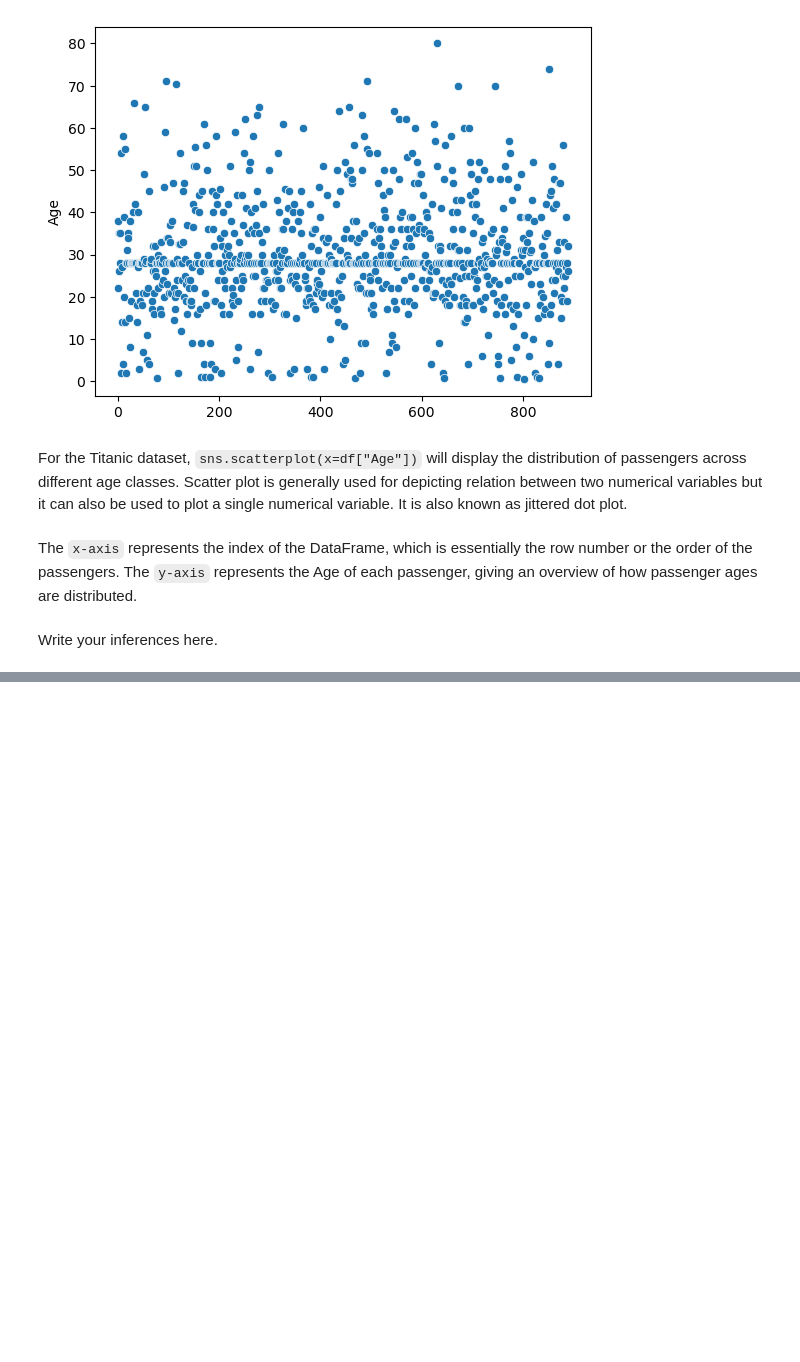
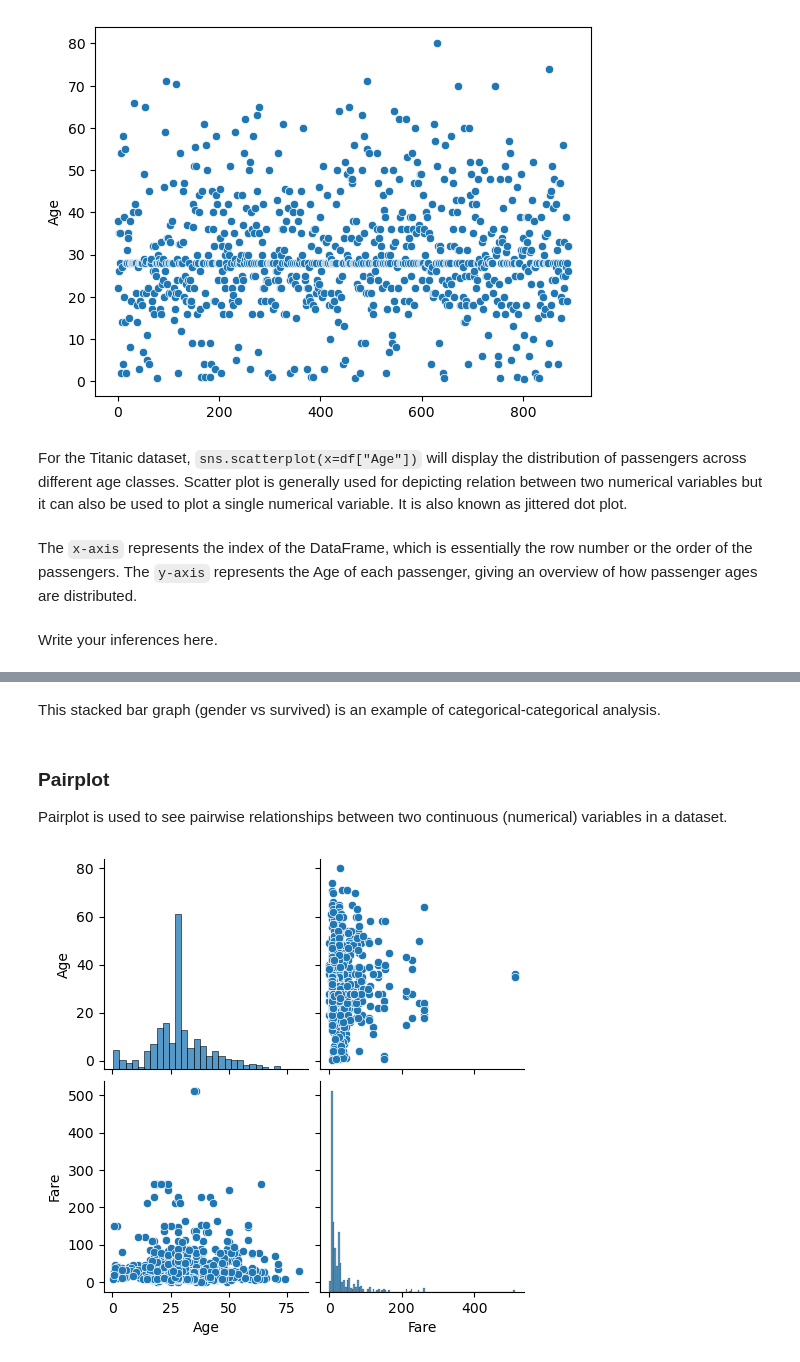
Before and after one commit to Rakeshpawade/EDA_Case_Study_Exploring_Survival_on_the_Titanic, a Jupyter notebook: EDA_Case_Study_Exploring_Survival_on_the_Titanic.ipynb, the cells around one changed output, grey strips where cells are left out. Drawn from its saved outputs; the diff is of its cells as text; code cells hidden in the pictures; blank space fills up the shorter version.

```diff
--- a/EDA_Case_Study_Exploring_Survival_on_the_Titanic.ipynb
+++ b/EDA_Case_Study_Exploring_Survival_on_the_Titanic.ipynb
@@ -390,0 +492,11 @@ Write your inferences here.
+# %% [markdown]
+This stacked bar graph (gender vs survived) is an example of categorical-categorical analysis.
+# %% [markdown]
+### Pairplot
+
+Pairplot is used to see pairwise relationships between two continuous (numerical) variables in a dataset.
+# %%
+sns.pairplot(df[['Age', 'Fare']].dropna())
+plt.show()
+# %% [output]
+[figure, added]
```
Also changed, not shown: parts of 39 cells of this notebook.
